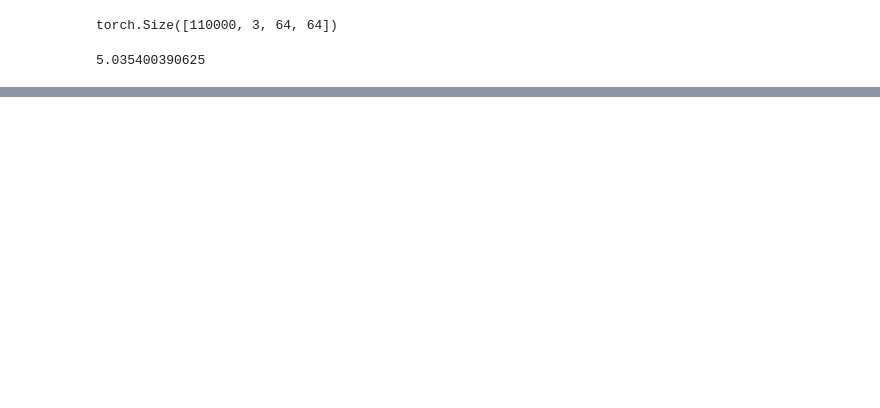
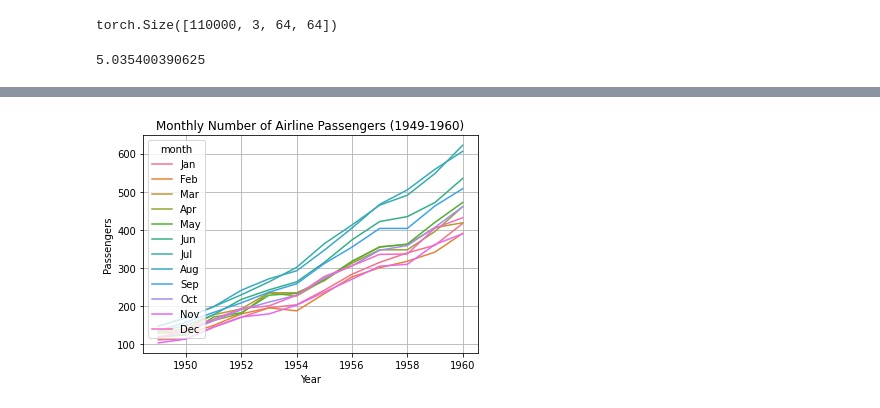
Before and after one commit to GBATZOLIS/conditional_score_diffusion, a Jupyter notebook: notebooks/test.ipynb, the cells around one changed output, grey strips where cells are left out. Cells and saved outputs as stored; diff of their text form; code cells hidden in the pictures; blank space fills up the shorter version.

```diff
--- a/notebooks/test.ipynb
+++ b/notebooks/test.ipynb
@@ -45,0 +53,22 @@ Moving cwd to /store/CIA/js2164/repos/diffusion/score_sde_pytorch
+# %%
+import seaborn as sns
+import matplotlib.pyplot as plt
+
+# Load the example flights dataset and convert it to a long-form dataframe
+flights = sns.load_dataset("flights")
+flights_long = flights.pivot("month", "year", "passengers")
+flights_long = flights_long.reset_index().melt(id_vars='month', var_name='year', value_name='passengers')
+# %%
+# Create the line plot
+sns.lineplot(data=flights_long, x='year', y='passengers', hue='month')
+
+# Customize the plot (optional)
+plt.title("Monthly Number of Airline Passengers (1949-1960)")
+plt.xlabel("Year")
+plt.ylabel("Passengers")
+
+plt.grid(True)
+# Show the plot
+plt.show()
+# %% [output]
+[figure, added]
```
Also changed, not shown: parts of 8 cells of this notebook, 39 other files.
